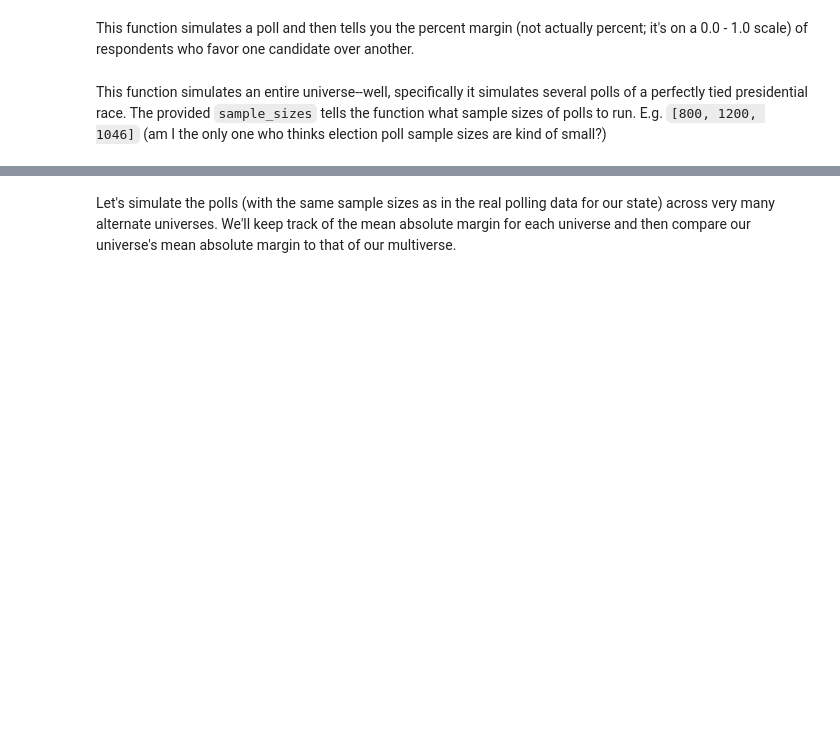
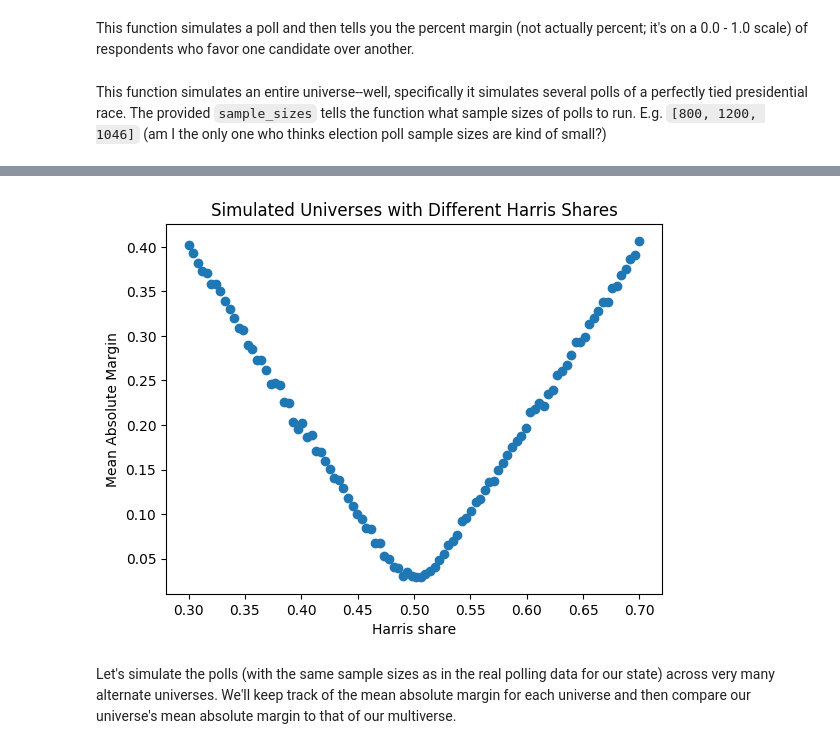
Before and after one commit to boyleconnor/poll-margins-2024, a Jupyter notebook: simulate_polls.ipynb, the cells around one changed output, grey strips where cells are left out. Drawn from its saved outputs; the diff is of its cells as text; code cells hidden in the pictures; blank space fills up the shorter version.

```diff
--- a/simulate_polls.ipynb
+++ b/simulate_polls.ipynb
@@ -107,3 +100,17 @@ np.float64(0.02951981321028623)
+# %%
+universe_mams = []
+harris_shares = np.linspace(0.3, 0.7, 100)
+for harris_share in harris_shares:
+    universe_mam = simulate_universe(data["HarrisOrTrumpTotal"], harris_share=harris_share)
+    universe_mams.append(universe_mam)
+
+plt.scatter(harris_shares, universe_mams)
+plt.title("Simulated Universes with Different Harris Shares")
+plt.xlabel("Harris share")
+plt.ylabel("Mean Absolute Margin")
+plt.show()
+# %% [output]
+[figure, added]
 # %% [markdown]
 Let's simulate the polls (with the same sample sizes as in the real polling data for our state) across very many alternate universes. We'll keep track of the mean absolute margin for each universe and then compare our universe's mean absolute margin to that of our multiverse.
 # %%
```
Also changed, not shown: parts of 5 cells of this notebook.
